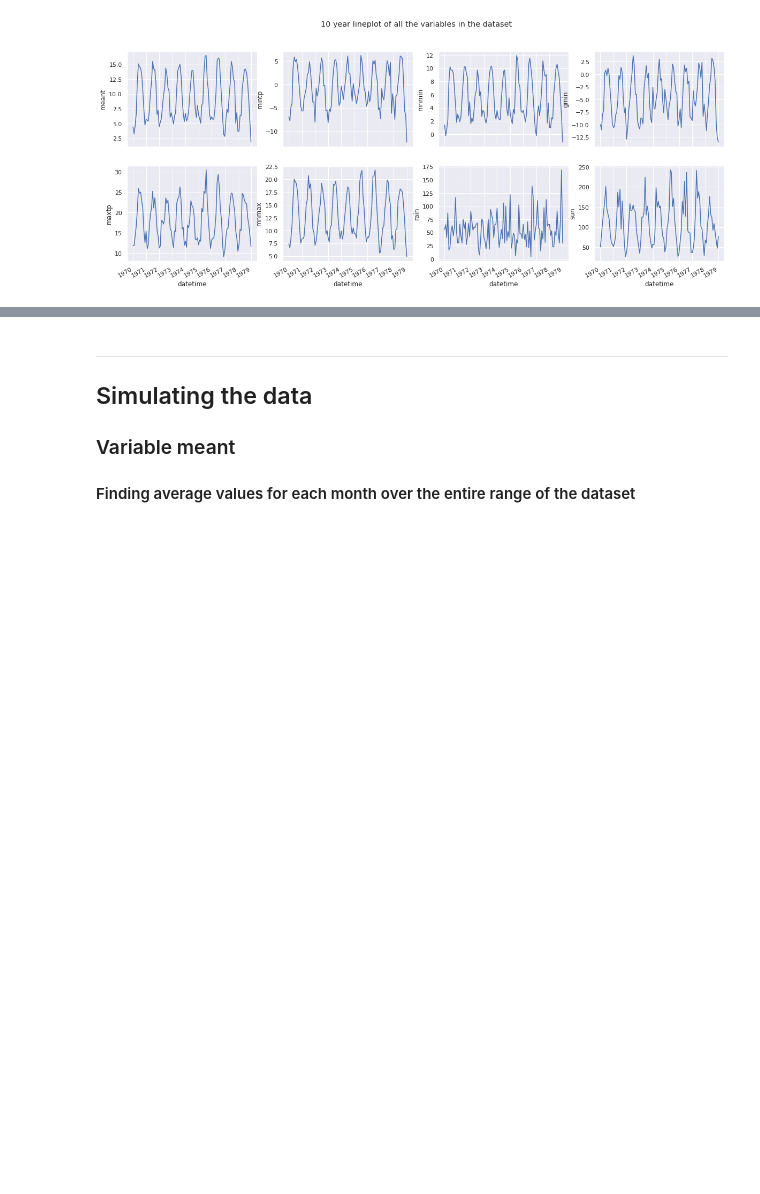
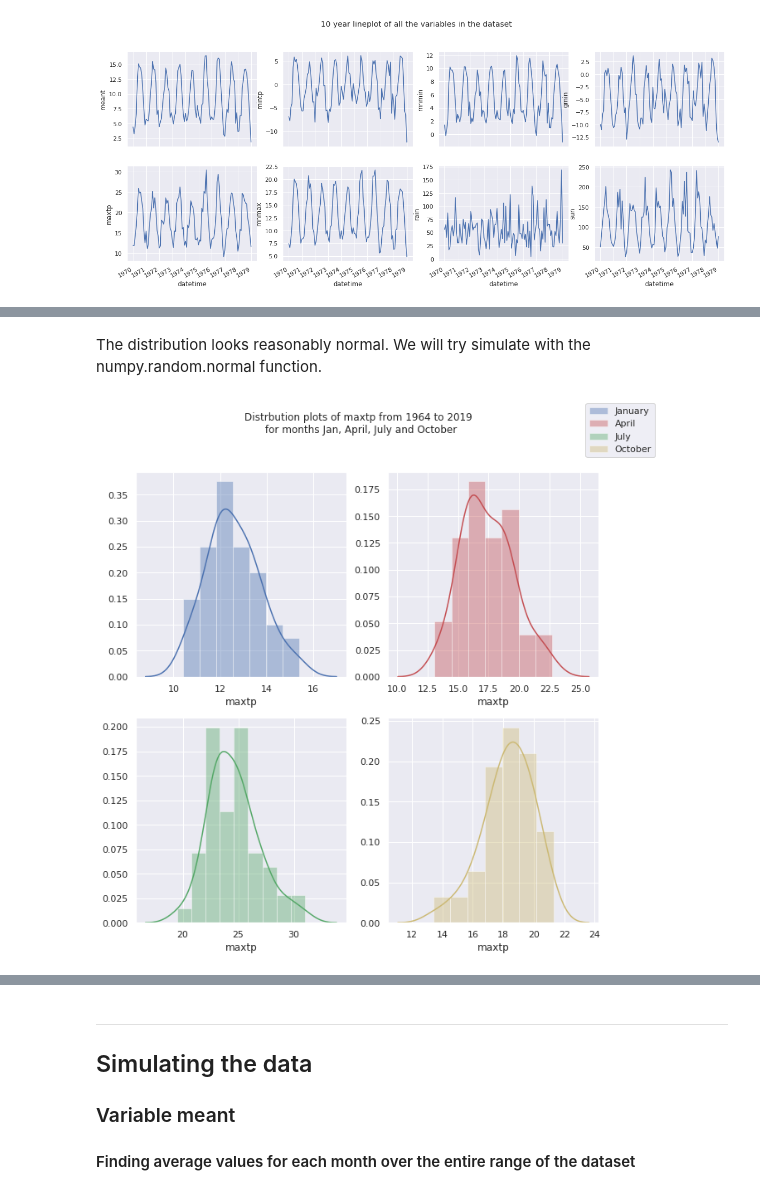
Before and after one commit to AdrianDonohoe/PDAProject2019, a Jupyter notebook: PDA Project - Casement Weather Station.ipynb, the cells around one changed output, grey strips where cells are left out. Cells and saved outputs as stored; diff of their text form; code cells hidden in the pictures; blank space fills up the shorter version.

```diff
--- a/PDA Project - Casement Weather Station.ipynb
+++ b/PDA Project - Casement Weather Station.ipynb
@@ -150,0 +163,16 @@ fig.autofmt_xdate()
+# %% [markdown]
+The distribution looks reasonably normal. We will try simulate with the numpy.random.normal function.
+# %%
+f, axes = plt.subplots(2,2,figsize=(10,10)) # Adapted from https://seaborn.pydata.org/examples/distplot_options.html
+p1 = df.loc[df.loc[:,'month'] == 1]['maxtp']
+p2 = df.loc[df.loc[:,'month'] == 4]['maxtp']
+p3 = df.loc[df.loc[:,'month'] == 7]['maxtp']
+p4 = df.loc[df.loc[:,'month'] == 10]['maxtp']
+sns.distplot(p1,color="b", ax=axes[0,0],label='January')
+sns.distplot(p2,color="r", ax=axes[0,1],label='April')
+sns.distplot(p3,color="g", ax=axes[1,0],label='July')
+sns.distplot(p4,color="y", ax=axes[1,1],label='October')
+f.legend()
+plt.suptitle('Distrbution plots of maxtp from 1964 to 2019 \n for months Jan, April, July and October');
+# %% [output]
+[figure, added]
```
Also changed, not shown: parts of 14 cells of this notebook.
